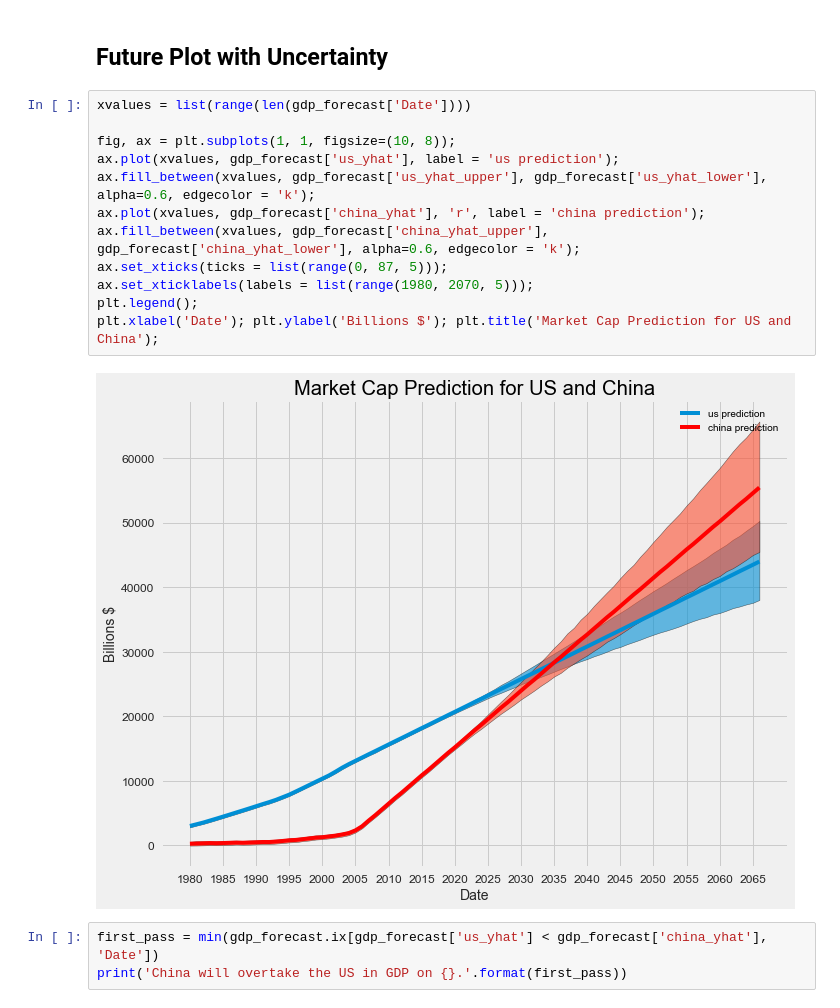
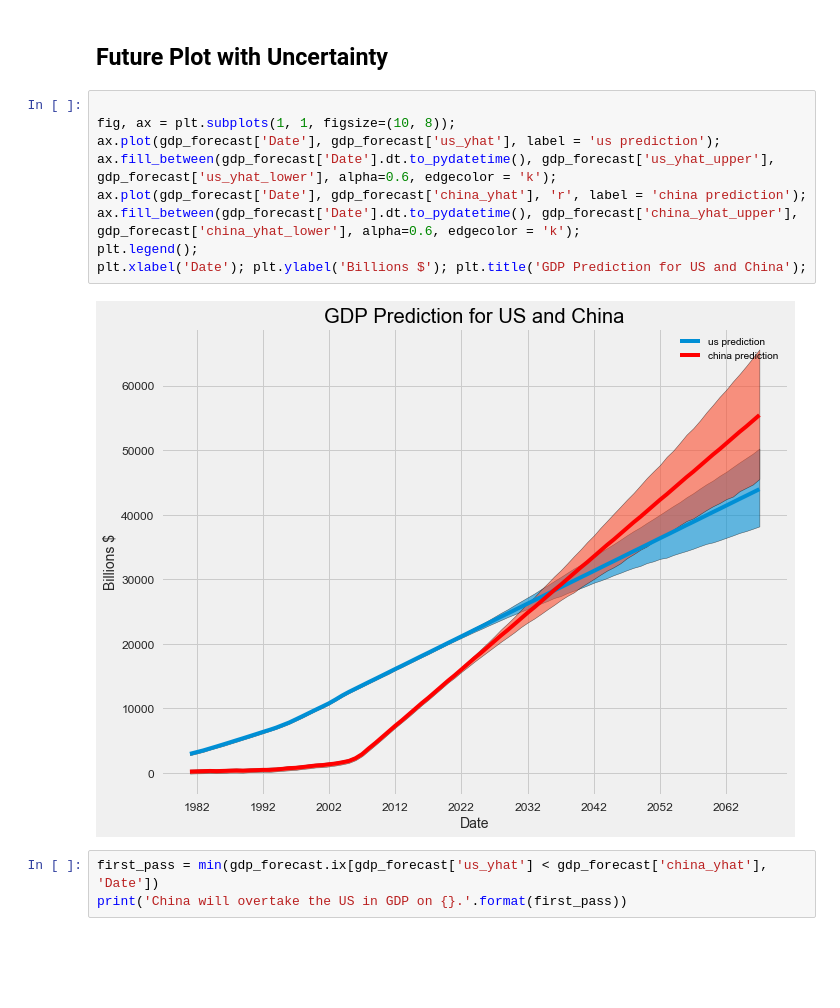
Before and after one commit to WillKoehrsen/Data-Analysis, a Jupyter notebook: additive_models/Additive Models for Prediction.ipynb, the cells around one changed output. Saved outputs shown, nothing was run; the diff lists cells and outputs as text; blank space fills up the shorter version.

```diff
--- a/additive_models/Additive Models for Prediction.ipynb
+++ b/additive_models/Additive Models for Prediction.ipynb
@@ -562,19 +584,16 @@ gdp_forecast.head()
 # %% [markdown]
 ## Future Plot with Uncertainty
 # %%
-xvalues = list(range(len(gdp_forecast['Date'])))
 
 fig, ax = plt.subplots(1, 1, figsize=(10, 8));
-ax.plot(xvalues, gdp_forecast['us_yhat'], label = 'us prediction');
-ax.fill_between(xvalues, gdp_forecast['us_yhat_upper'], gdp_forecast['us_yhat_lower'], alpha=0.6, edgecolor = 'k');
-ax.plot(xvalues, gdp_forecast['china_yhat'], 'r', label = 'china prediction');
-ax.fill_between(xvalues, gdp_forecast['china_yhat_upper'], gdp_forecast['china_yhat_lower'], alpha=0.6, edgecolor = 'k');
-ax.set_xticks(ticks = list(range(0, 87, 5)));
-ax.set_xticklabels(labels = list(range(1980, 2070, 5)));
+ax.plot(gdp_forecast['Date'], gdp_forecast['us_yhat'], label = 'us prediction');
+ax.fill_between(gdp_forecast['Date'].dt.to_pydatetime(), gdp_forecast['us_yhat_upper'], gdp_forecast['us_yhat_lower'], alpha=0.6, edgecolor = 'k');
+ax.plot(gdp_forecast['Date'], gdp_forecast['china_yhat'], 'r', label = 'china prediction');
+ax.fill_between(gdp_forecast['Date'].dt.to_pydatetime(), gdp_forecast['china_yhat_upper'], gdp_forecast['china_yhat_lower'], alpha=0.6, edgecolor = 'k');
 plt.legend();
-plt.xlabel('Date'); plt.ylabel('Billions $'); plt.title('Market Cap Prediction for US and China');
+plt.xlabel('Date'); plt.ylabel('Billions $'); plt.title('GDP Prediction for US and China');
 # %% [output]
-[figure, old version]
+[figure, new version]
 # %%
 first_pass = min(gdp_forecast.ix[gdp_forecast['us_yhat'] < gdp_forecast['china_yhat'], 'Date'])
 print('China will overtake the US in GDP on {}.'.format(first_pass))
```
Also changed, not shown: parts of 9 cells of this notebook, 4 other files.
